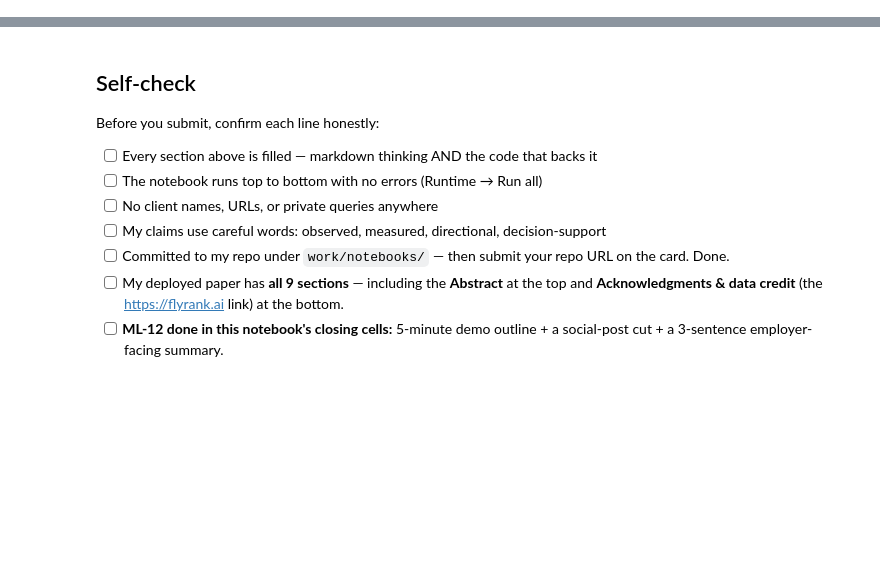
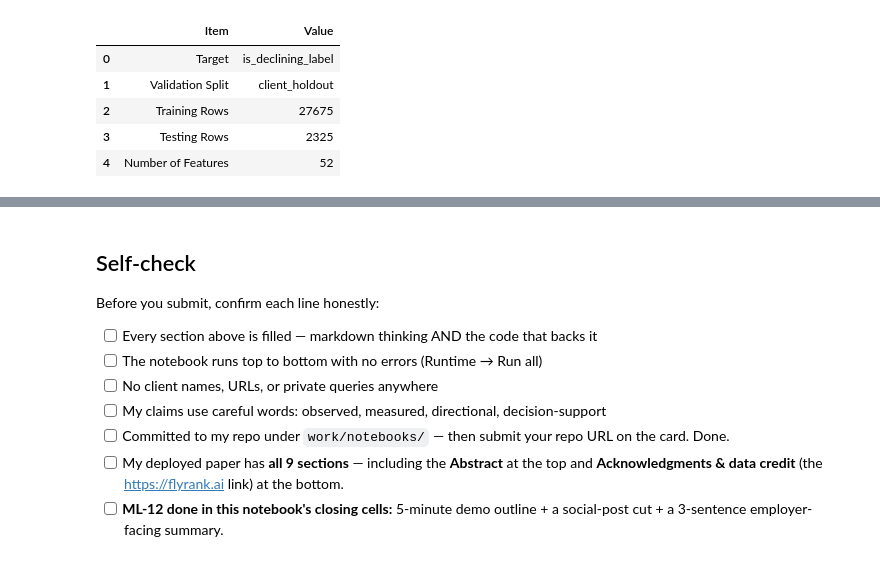
Before and after one commit to k9Sx3CC/01_first_look_and_discovery.ipynb, a Jupyter notebook: work/notebooks/capstone.ipynb, the cells around one changed output, grey strips where cells are left out. Saved outputs shown, nothing was run; the diff lists cells and outputs as text; code cells hidden in the pictures; blank space fills up the shorter version.

```diff
--- a/work/notebooks/capstone.ipynb
+++ b/work/notebooks/capstone.ipynb
@@ -36,0 +126,29 @@ This skeleton is yours to fill. Work the sections **in order** — each one has
+# %%
+with open("outputs/model_results.json") as f:
+    results = json.load(f)
+
+summary = pd.DataFrame({
+    "Item":[
+        "Target",
+        "Validation Split",
+        "Training Rows",
+        "Testing Rows",
+        "Number of Features"
+    ],
+    "Value":[
+        results["target"],
+        results["split_strategy"],
+        results["train_rows"],
+        results["test_rows"],
+        results["feature_count"]
+    ]
+})
+
+summary
+# %% [output]
+|  | Item | Value |
+| 0 | Target | is_declining_label |
+| 1 | Validation Split | client_holdout |
+| 2 | Training Rows | 27675 |
+| 3 | Testing Rows | 2325 |
+| 4 | Number of Features | 52 |
```
Also changed, not shown: parts of 21 cells of this notebook.
